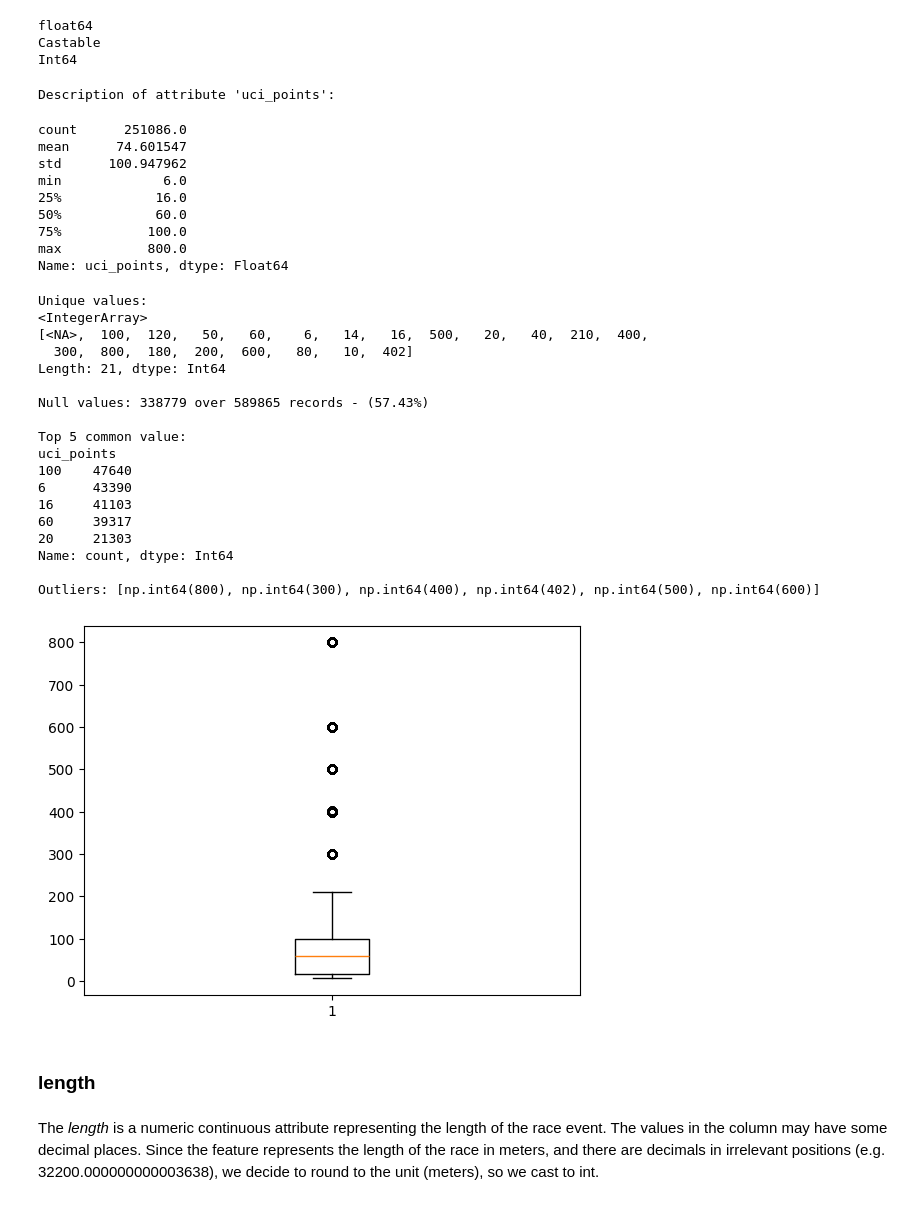
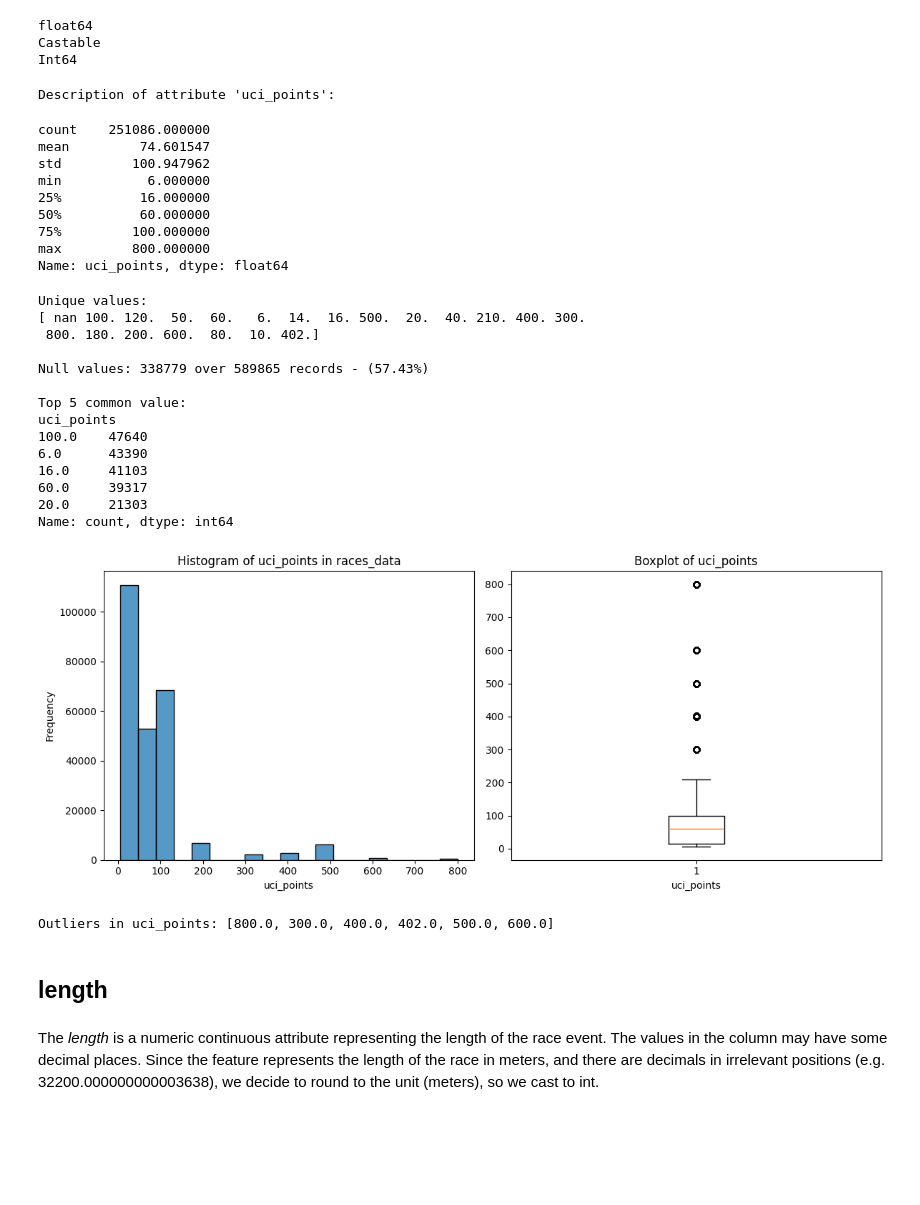
Before and after one commit to luca-rizzo/dm-2024-project, a Jupyter notebook: notebook/data_understanding.ipynb, the cells around one changed output. Saved outputs shown, nothing was run; the diff lists cells and outputs as text; code cells hidden in the pictures; blank space fills up the shorter version.

```diff
--- a/notebook/data_understanding.ipynb
+++ b/notebook/data_understanding.ipynb
@@ -349,40 +309,37 @@ except TypeError:
 float64
 Castable
 Int64
-# %%
-stats(races["uci_points"], box=True)
-# %% [output]
-Description of attribute 'uci_points':
-count      251086.0
-mean      74.601547
-std      100.947962
-min             6.0
-25%            16.0
-50%            60.0
-75%           100.0
-max           800.0
-Name: uci_points, dtype: Float64
-Unique values:
-<IntegerArray>
-[<NA>,  100,  120,   50,   60,    6,   14,   16,  500,   20,   40,  210,  400,
-  300,  800,  180,  200,  600,   80,   10,  402]
-Length: 21, dtype: Int64
-
-Null values: 338779 over 589865 records - (57.43%)
-
-Top 5 common value:
-uci_points
-100    47640
-6      43390
-16     41103
-60     39317
-20     21303
-Name: count, dtype: Int64
-
-Outliers: [np.int64(800), np.int64(300), np.int64(400), np.int64(402), np.int64(500), np.int64(600)]
-[figure, removed]
+# %%
+stats_and_distribution(races["uci_points"], attr_type='numerical')
+# %% [output]
+Description of attribute 'uci_points':
+count    251086.000000
+mean         74.601547
+std         100.947962
+min           6.000000
+25%          16.000000
+50%          60.000000
+75%         100.000000
+max         800.000000
+Name: uci_points, dtype: float64
+Unique values:
+[ nan 100. 120.  50.  60.   6.  14.  16. 500.  20.  40. 210. 400. 300.
+ 800. 180. 200. 600.  80.  10. 402.]
+
+Null values: 338779 over 589865 records - (57.43%)
+
+Top 5 common value:
+uci_points
+100.0    47640
+6.0      43390
+16.0     41103
+60.0     39317
+20.0     21303
+Name: count, dtype: int64
+[figure, added]
+Outliers in uci_points: [800.0, 300.0, 400.0, 402.0, 500.0, 600.0]
 # %% [markdown]
-### length
+## length
 # %% [markdown]
 The _length_ is a numeric continuous attribute representing the length of the race event. The values in the column may have some decimal places. Since the feature represents the length of the race in meters, and there are decimals in irrelevant positions (e.g. 32200.000000000003638), we decide to round to the unit (meters), so we cast to int.
 # %%
```
Also changed, not shown: parts of 46 cells of this notebook, 2 other files.
